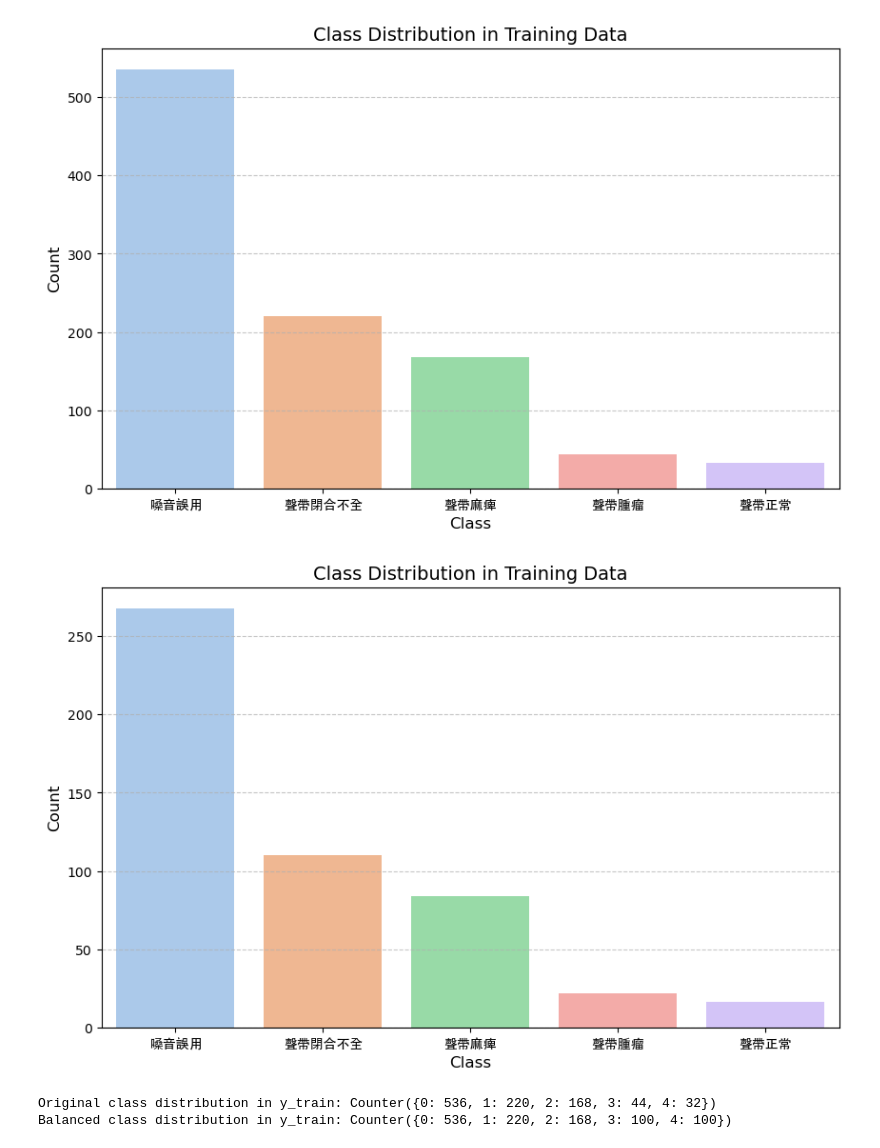
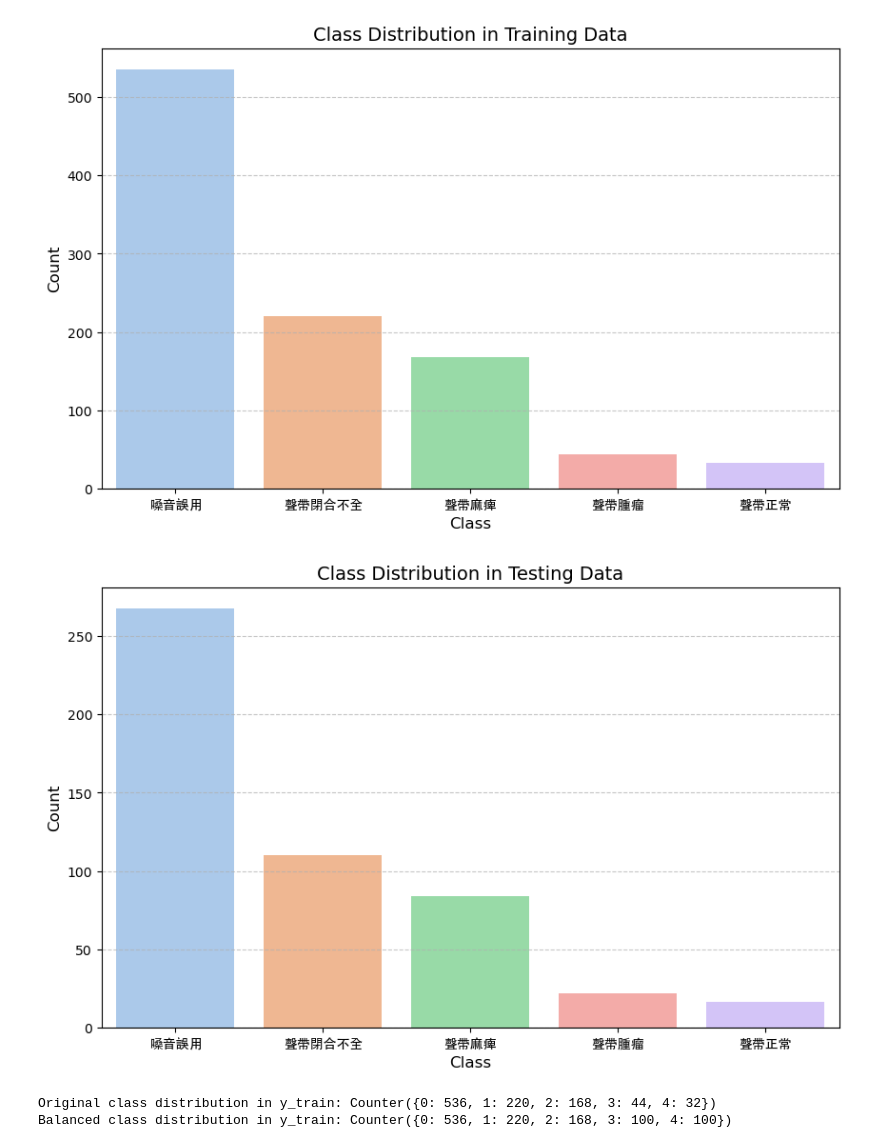
Before and after one commit to edogawa-liang/multimodal-pathological-voice-classification, a Jupyter notebook: main.ipynb, the cells around one changed output. Saved outputs shown, nothing was run; the diff lists cells and outputs as text; code cells hidden in the pictures.

```diff
--- a/main.ipynb
+++ b/main.ipynb
@@ -289,20 +293,20 @@ plt.show()
 # %%
 if isinstance(y_test, (list, np.ndarray)):
     y_test= pd.Series(y_test, name="Class")
 
 class_counts = y_test.value_counts().sort_index()
 
 plt.figure(figsize=(10 ,6))
 sns.barplot(x=class_counts.index, y=class_counts.values, palette="pastel")
-plt.title("Class Distribution in Training Data", fontsize=14)
+plt.title("Class Distribution in Testing Data", fontsize=14)
 plt.xlabel("Class", fontsize=12)
 plt.ylabel("Count", fontsize=12)
 plt.xticks(range(5), ['嗓音誤用', '聲帶閉合不全', '聲帶麻痺', '聲帶腫瘤', '聲帶正常'], fontsize=10, font_properties=font_prop)
 plt.yticks(fontsize=10)
 plt.grid(axis="y", linestyle="--", alpha=0.7)
 plt.show()
 # %% [output]
-[figure, old version]
+[figure, new version]
 # %%
 print("Original class distribution in y_train:", Counter(y_train))
 
```
Also changed, not shown: parts of 14 cells of this notebook.
